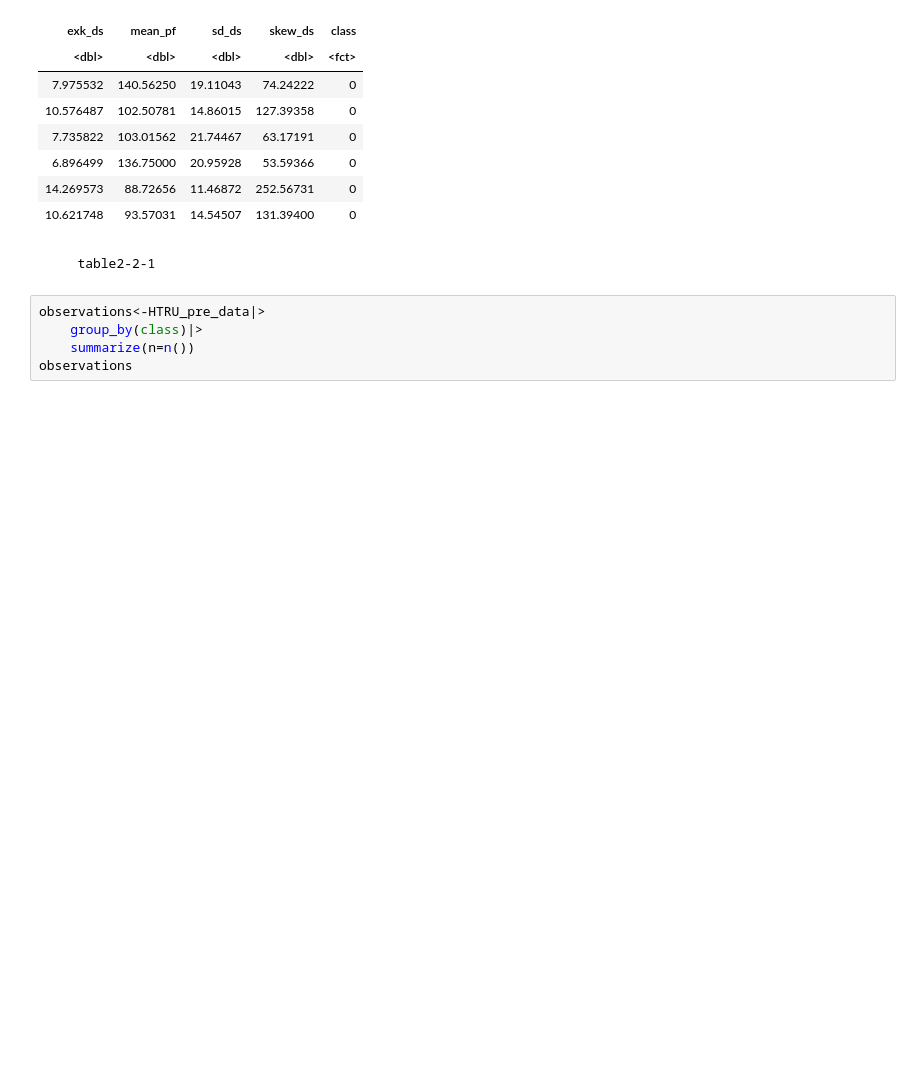
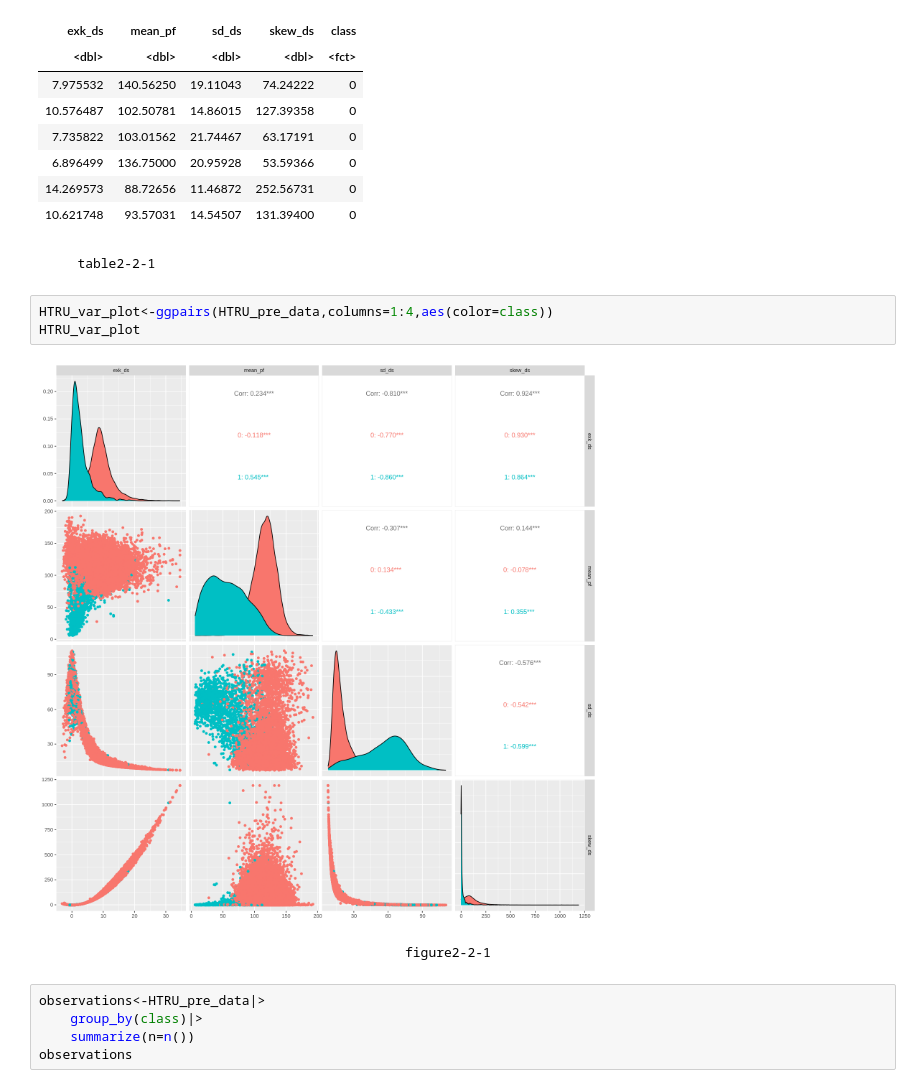
Before and after one commit to LawrenceZzf/DSCI100-G63-Proj1, a Jupyter notebook: report.ipynb, the cells around one changed output. Cells and saved outputs as stored; diff of their text form; blank space fills up the shorter version.

```diff
--- a/report.ipynb
+++ b/report.ipynb
@@ -217,6 +199,13 @@ A tibble: 6 × 5
 | 10.621748 | 93.57031 | 14.54507 | 131.39400 | 0 |
 # %% [markdown]
        table2-2-1
+# %%
+HTRU_var_plot<-ggpairs(HTRU_pre_data,columns=1:4,aes(color=class))
+HTRU_var_plot
+# %% [output]
+[figure, added]
+# %% [markdown]
+                                                 figure2-2-1
 # %%
 observations<-HTRU_pre_data|>
     group_by(class)|>
```
Also changed, not shown: parts of 15 cells of this notebook.
